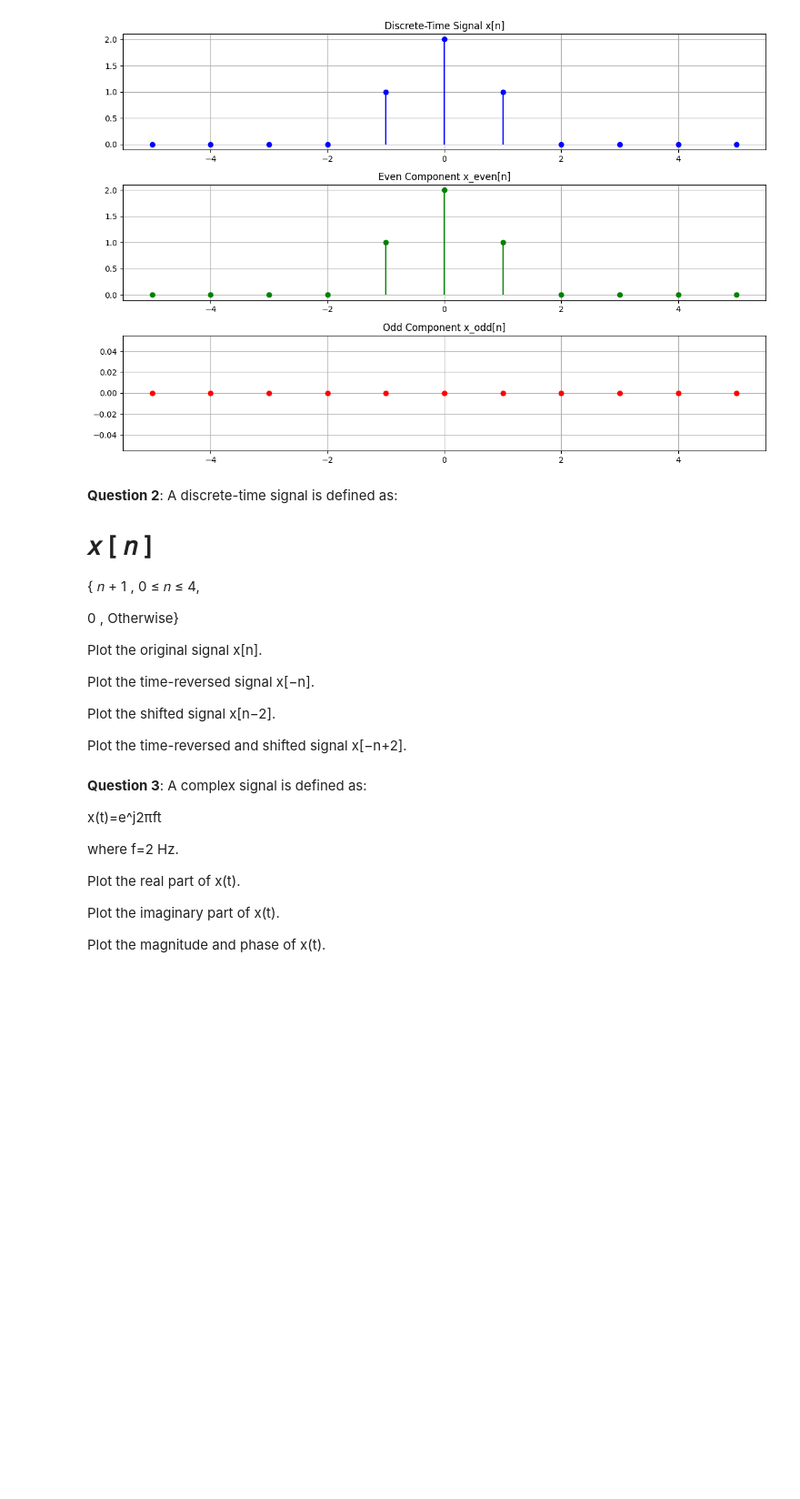
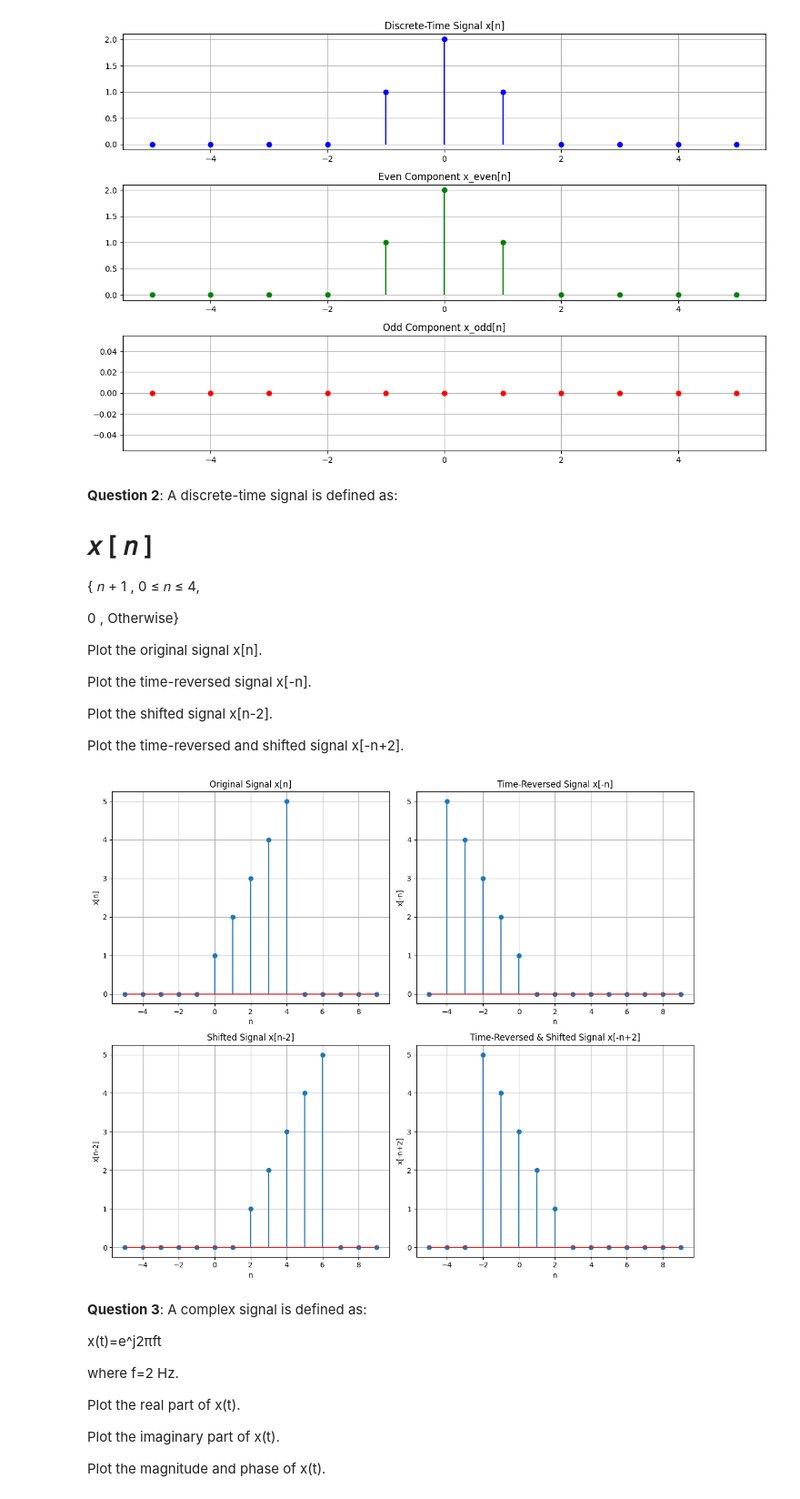
Before and after one commit to GOW1455/Freq_Mix_Demix, a Jupyter notebook: EE200_TSandhan_Tutorial_2.ipynb, the cells around one changed output. Shown at 91% size. Cells and saved outputs as stored; diff of their text form; code cells hidden in the pictures; blank space fills up the shorter version.

```diff
--- a/EE200_TSandhan_Tutorial_2.ipynb
+++ b/EE200_TSandhan_Tutorial_2.ipynb
@@ -364,11 +364,47 @@ Otherwise}
 
 Plot the original signal x[n].
 
-Plot the time-reversed signal x[−n].
+Plot the time-reversed signal x[-n].
 
-Plot the shifted signal x[n−2].
+Plot the shifted signal x[n-2].
 
-Plot the time-reversed and shifted signal x[−n+2].
+Plot the time-reversed and shifted signal x[-n+2].
+# %%
+import numpy as np
+import matplotlib.pyplot as plt
+
+n = np.arange(-5, 10)
+x = np.where((n >= 0) & (n <= 4), n + 1, 0)
+x_rev = np.where((-n >= 0) & (-n <= 4), -n + 1, 0)
+x_shift = np.where(((n - 2) >= 0) & ((n - 2) <= 4), (n - 2) + 1, 0)
+x_rev_shift = np.where((-(n) + 2 >= 0) & (-(n) + 2 <= 4), -(n) + 3, 0)
+
+plt.figure(figsize=(12, 10))
+
+plt.subplot(2, 2, 1)
+plt.stem(n, x)
+plt.title('Original Signal x[n]')
+plt.xlabel('n'); plt.ylabel('x[n]'); plt.grid(True)
+
+plt.subplot(2, 2, 2)
+plt.stem(n, x_rev)
+plt.title('Time-Reversed Signal x[-n]')
+plt.xlabel('n'); plt.ylabel('x[-n]'); plt.grid(True)
+
+plt.subplot(2, 2, 3)
+plt.stem(n, x_shift)
+plt.title('Shifted Signal x[n-2]')
+plt.xlabel('n'); plt.ylabel('x[n-2]'); plt.grid(True)
+
+plt.subplot(2, 2, 4)
+plt.stem(n, x_rev_shift)
+plt.title('Time-Reversed & Shifted Signal x[-n+2]')
+plt.xlabel('n'); plt.ylabel('x[-n+2]'); plt.grid(True)
+
+plt.tight_layout()
+plt.show()
+# %% [output]
+[figure, added]
 # %% [markdown]
 **Question 3**: A complex signal is defined as:
 
```
Also changed, not shown: parts of 4 cells of this notebook.
